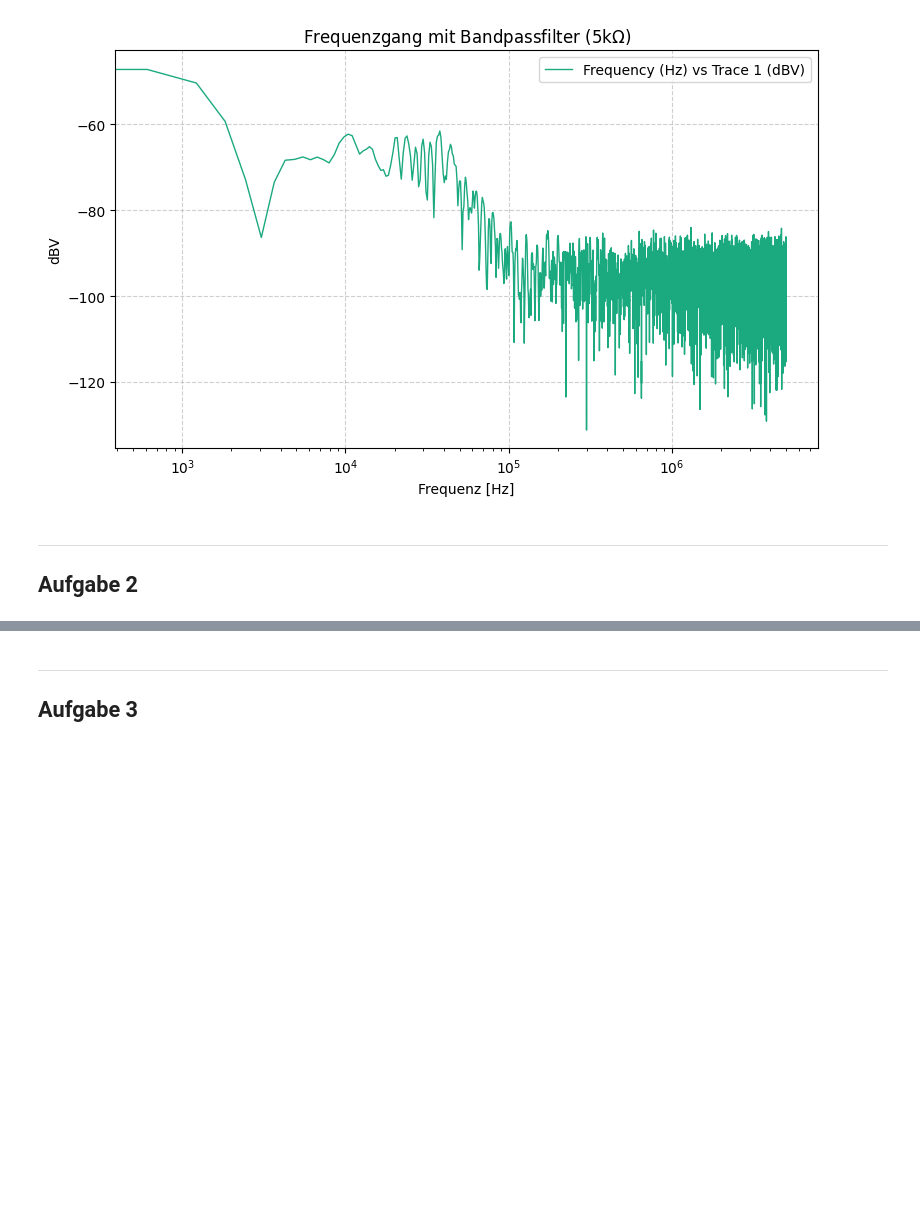
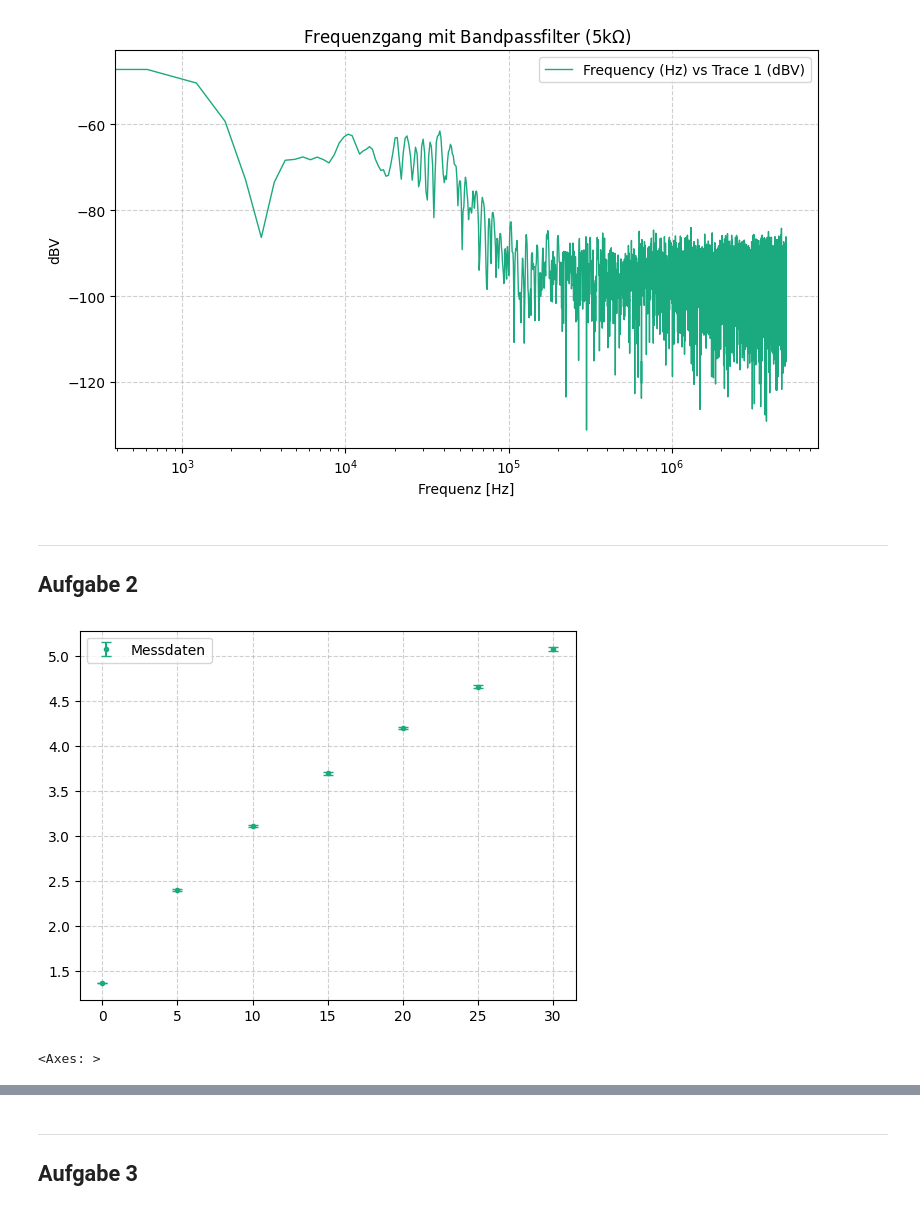
Before and after one commit to FinnZeumer/PAP-2, a Jupyter notebook: Versuche/243/Python/243.ipynb, the cells around one changed output, grey strips where cells are left out. Saved outputs shown, nothing was run; the diff lists cells and outputs as text; code cells hidden in the pictures; blank space fills up the shorter version.

```diff
--- a/Versuche/243/Python/243.ipynb
+++ b/Versuche/243/Python/243.ipynb
@@ -123,3 +123,15 @@ Plot saved to ../img/plots/Frequenzgang_Bandfliter-5K.pdf
 <hr>
 
 ## Aufgabe 2
+# %%
+n_messungen = 127
+wid_stands = np.array([0, 5, 10, 15, 20, 25, 30])
+avg_Vr = np.array([1.3702, 2.4042, 3.1159, 3.6989, 4.201, 4.6594, 5.0751])
+sig_Vr = np.array([0.0054, 0.0093, 0.011, 0.0149, 0.0147, 0.0173, 0.0188])
+err_Vr = sig_Vr/np.sqrt(n_messungen)
+
+plt.errorbar(wid_stands, avg_Vr, sig_Vr, label=fr'Messdaten', fmt='.', capsize=3.5)
+pap.plot_me()
+# %% [output]
+[figure, added]
+<Axes: >
```
Also changed, not shown: parts of 4 cells of this notebook, 35 other files.
